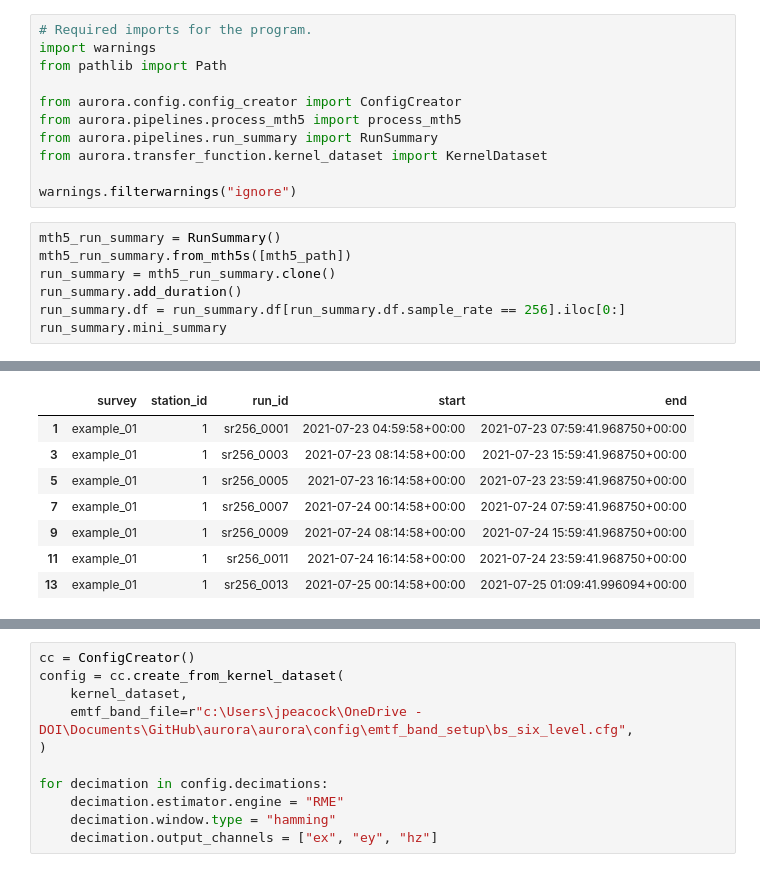
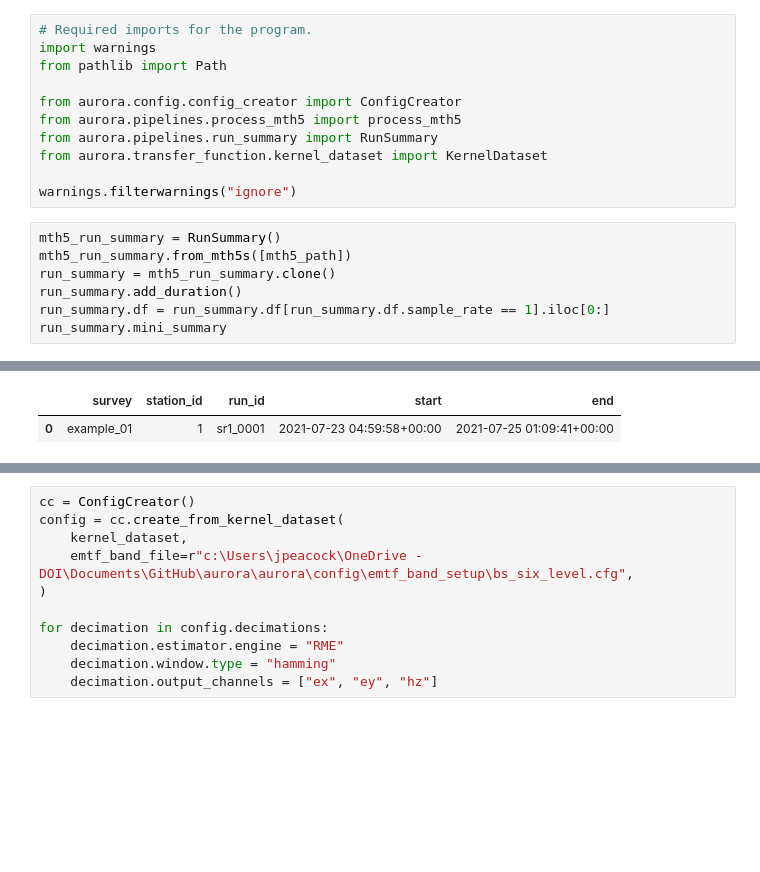
Before and after one commit to kujaku11/sandbox_scripts, a Jupyter notebook: aurora_processing_zen.ipynb, the cells around one changed output, grey strips where cells are left out. Drawn from its saved outputs; the diff is of its cells as text; blank space fills up the shorter version.

```diff
--- a/aurora_processing_zen.ipynb
+++ b/aurora_processing_zen.ipynb
@@ -229,6 +229,6 @@ mth5_run_summary = RunSummary()
 mth5_run_summary.from_mth5s([mth5_path])
 run_summary = mth5_run_summary.clone()
 run_summary.add_duration()
-run_summary.df = run_summary.df[run_summary.df.sample_rate == 256].iloc[0:]
+run_summary.df = run_summary.df[run_summary.df.sample_rate == 1].iloc[0:]
 run_summary.mini_summary
 # %% [output]
@@ -236,11 +236,5 @@ run_summary.mini_summary
 |  | survey | station_id | run_id | start | end |
-| 1 | example_01 | 1 | sr256_0001 | 2021-07-23 04:59:58+00:00 | 2021-07-23 07:59:41.968750+00:00 |
-| 3 | example_01 | 1 | sr256_0003 | 2021-07-23 08:14:58+00:00 | 2021-07-23 15:59:41.968750+00:00 |
-| 5 | example_01 | 1 | sr256_0005 | 2021-07-23 16:14:58+00:00 | 2021-07-23 23:59:41.968750+00:00 |
-| 7 | example_01 | 1 | sr256_0007 | 2021-07-24 00:14:58+00:00 | 2021-07-24 07:59:41.968750+00:00 |
-| 9 | example_01 | 1 | sr256_0009 | 2021-07-24 08:14:58+00:00 | 2021-07-24 15:59:41.968750+00:00 |
-| 11 | example_01 | 1 | sr256_0011 | 2021-07-24 16:14:58+00:00 | 2021-07-24 23:59:41.968750+00:00 |
-| 13 | example_01 | 1 | sr256_0013 | 2021-07-25 00:14:58+00:00 | 2021-07-25 01:09:41.996094+00:00 |
+| 0 | example_01 | 1 | sr1_0001 | 2021-07-23 04:59:58+00:00 | 2021-07-25 01:09:41+00:00 |
 # %%
 kernel_dataset = KernelDataset()
 kernel_dataset.from_run_summary(run_summary, zen_station)
```
Also changed, not shown: parts of 5 cells of this notebook, 1 other file.
